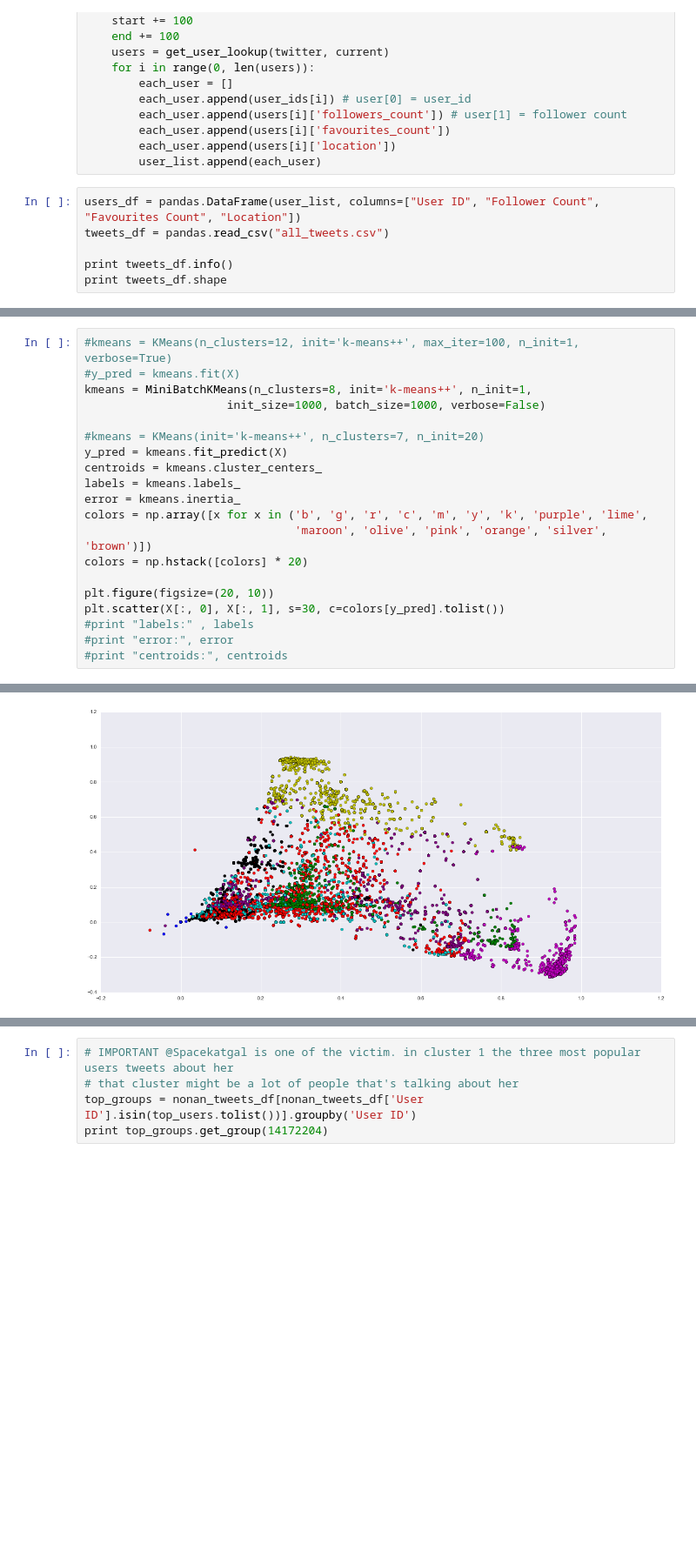
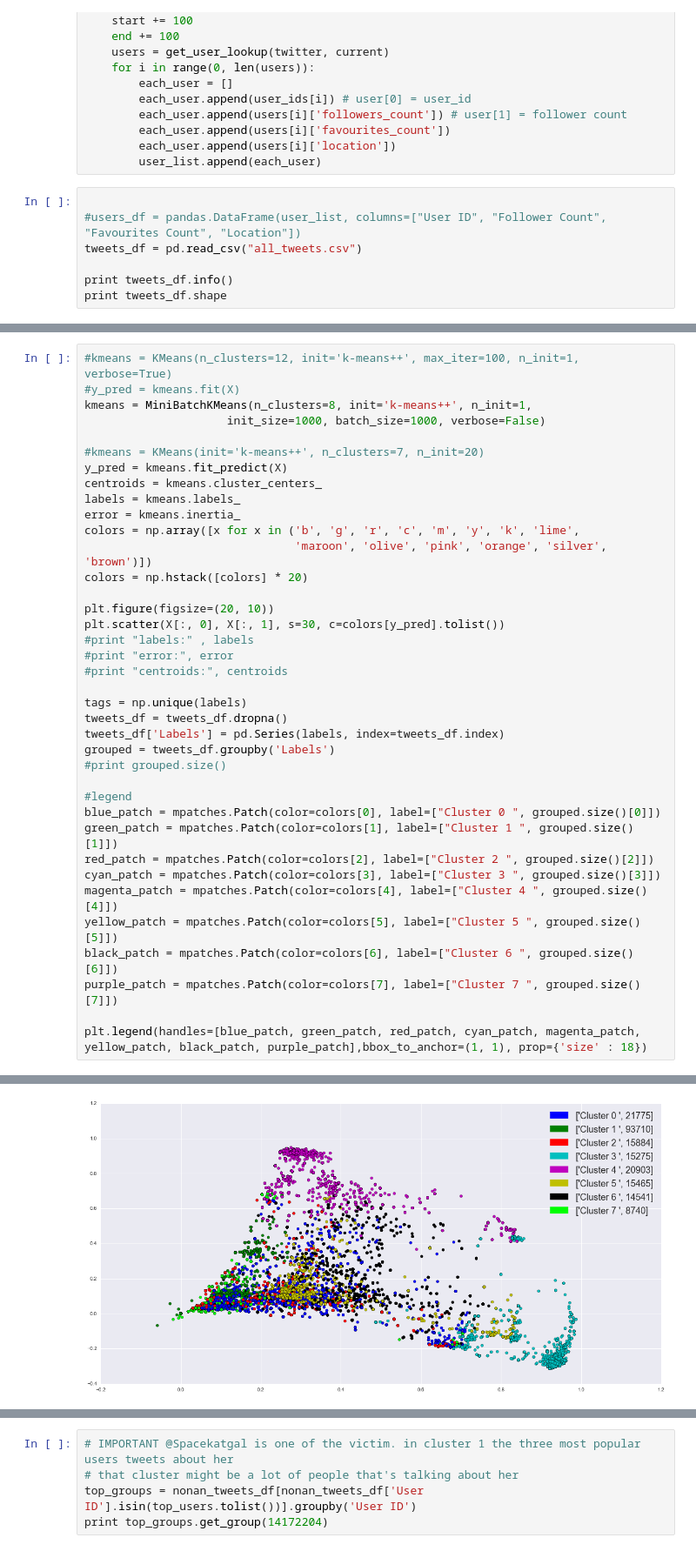
Before and after one commit to MinyingLu/Twitter-sentiment-analysis, a Jupyter notebook: Get Users.ipynb, the cells around one changed output, grey strips where cells are left out. Shown at 87% size. Saved outputs shown, nothing was run; the diff lists cells and outputs as text; blank space fills up the shorter version.

Commit message:
Add legend to plot

```diff
--- a/Get Users.ipynb
+++ b/Get Users.ipynb
@@ -83,8 +83,9 @@ while end <= 5000:
         each_user.append(users[i]['location'])
         user_list.append(each_user)
 # %%
-users_df = pandas.DataFrame(user_list, columns=["User ID", "Follower Count", "Favourites Count", "Location"])
-tweets_df = pandas.read_csv("all_tweets.csv")
+
+#users_df = pandas.DataFrame(user_list, columns=["User ID", "Follower Count", "Favourites Count", "Location"])
+tweets_df = pd.read_csv("all_tweets.csv")
 
 print tweets_df.info()
 print tweets_df.shape
@@ -223,7 +222,7 @@ y_pred = kmeans.fit_predict(X)
 centroids = kmeans.cluster_centers_
 labels = kmeans.labels_
 error = kmeans.inertia_
-colors = np.array([x for x in ('b', 'g', 'r', 'c', 'm', 'y', 'k', 'purple', 'lime',
+colors = np.array([x for x in ('b', 'g', 'r', 'c', 'm', 'y', 'k', 'lime',
                                'maroon', 'olive', 'pink', 'orange', 'silver', 'brown')])
 colors = np.hstack([colors] * 20)
 
@@ -232,4 +231,22 @@ plt.scatter(X[:, 0], X[:, 1], s=30, c=colors[y_pred].tolist())
 #print "labels:" , labels
 #print "error:", error
 #print "centroids:", centroids
+
+tags = np.unique(labels)
+tweets_df = tweets_df.dropna()
+tweets_df['Labels'] = pd.Series(labels, index=tweets_df.index)
+grouped = tweets_df.groupby('Labels')
+#print grouped.size()
+
+#legend
+blue_patch = mpatches.Patch(color=colors[0], label=["Cluster 0 ", grouped.size()[0]])
+green_patch = mpatches.Patch(color=colors[1], label=["Cluster 1 ", grouped.size()[1]])
+red_patch = mpatches.Patch(color=colors[2], label=["Cluster 2 ", grouped.size()[2]])
+cyan_patch = mpatches.Patch(color=colors[3], label=["Cluster 3 ", grouped.size()[3]])
+magenta_patch = mpatches.Patch(color=colors[4], label=["Cluster 4 ", grouped.size()[4]])
+yellow_patch = mpatches.Patch(color=colors[5], label=["Cluster 5 ", grouped.size()[5]])
+black_patch = mpatches.Patch(color=colors[6], label=["Cluster 6 ", grouped.size()[6]])
+purple_patch = mpatches.Patch(color=colors[7], label=["Cluster 7 ", grouped.size()[7]])
+
+plt.legend(handles=[blue_patch, green_patch, red_patch, cyan_patch, magenta_patch, yellow_patch, black_patch, purple_patch],bbox_to_anchor=(1, 1), prop={'size' : 18})
 # %% [output]
@@ -237,2 +254,2 @@ plt.scatter(X[:, 0], X[:, 1], s=30, c=colors[y_pred].tolist())
-[figure, old version]
+[figure, new version]
 # %%
```
Also changed, not shown: parts of 8 cells of this notebook.
